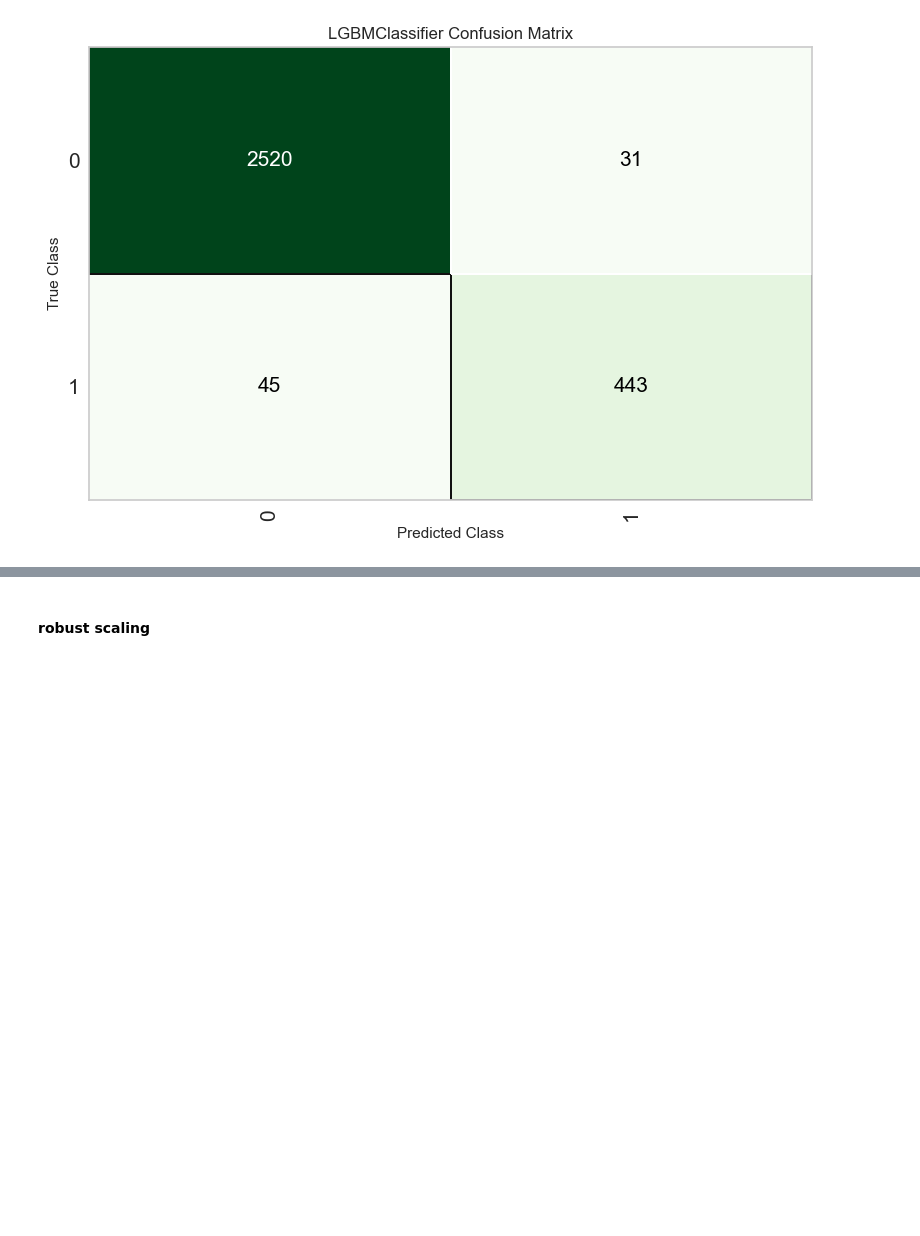
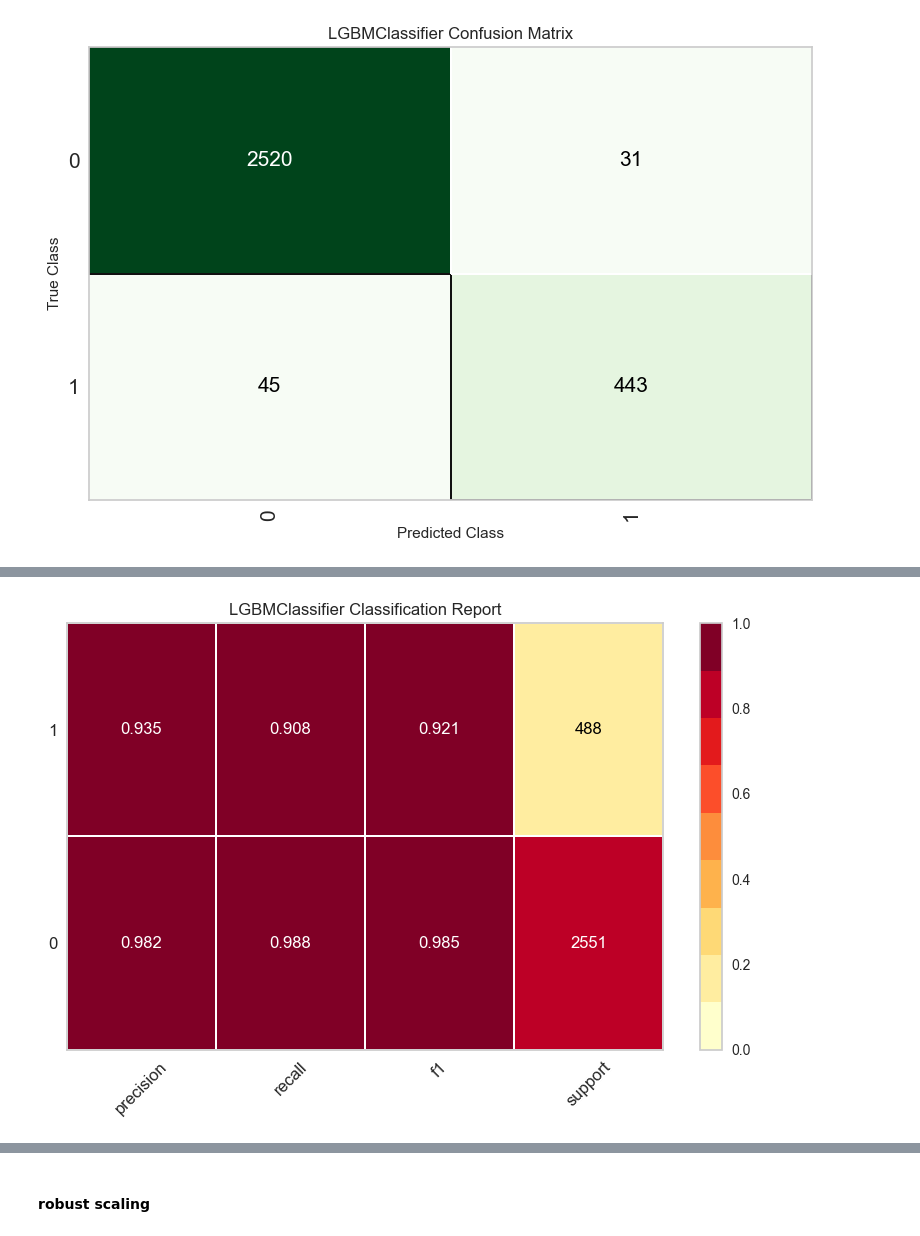
Before and after one commit to seyeon-shijuan/sesac-machine-learning, a Jupyter notebook: project1/pjt_04_automl.ipynb, the cells around one changed output, grey strips where cells are left out. Saved outputs shown, nothing was run; the diff lists cells and outputs as text; code cells hidden in the pictures; blank space fills up the shorter version.

```diff
--- a/project1/pjt_04_automl.ipynb
+++ b/project1/pjt_04_automl.ipynb
@@ -241,3 +352,6 @@ s.plot_model(best, plot='confusion_matrix')
 # %% [output]
 [interactive output not drawn]
 [figure]
+# %%
+s.plot_model(tuned_model, plot='class_report')
+# %% [output]
@@ -244 +359,2 @@ s.plot_model(best, plot='confusion_matrix')
+[figure, added]
 # %%
```
Also changed, not shown: parts of 17 cells of this notebook, 5 other files.
